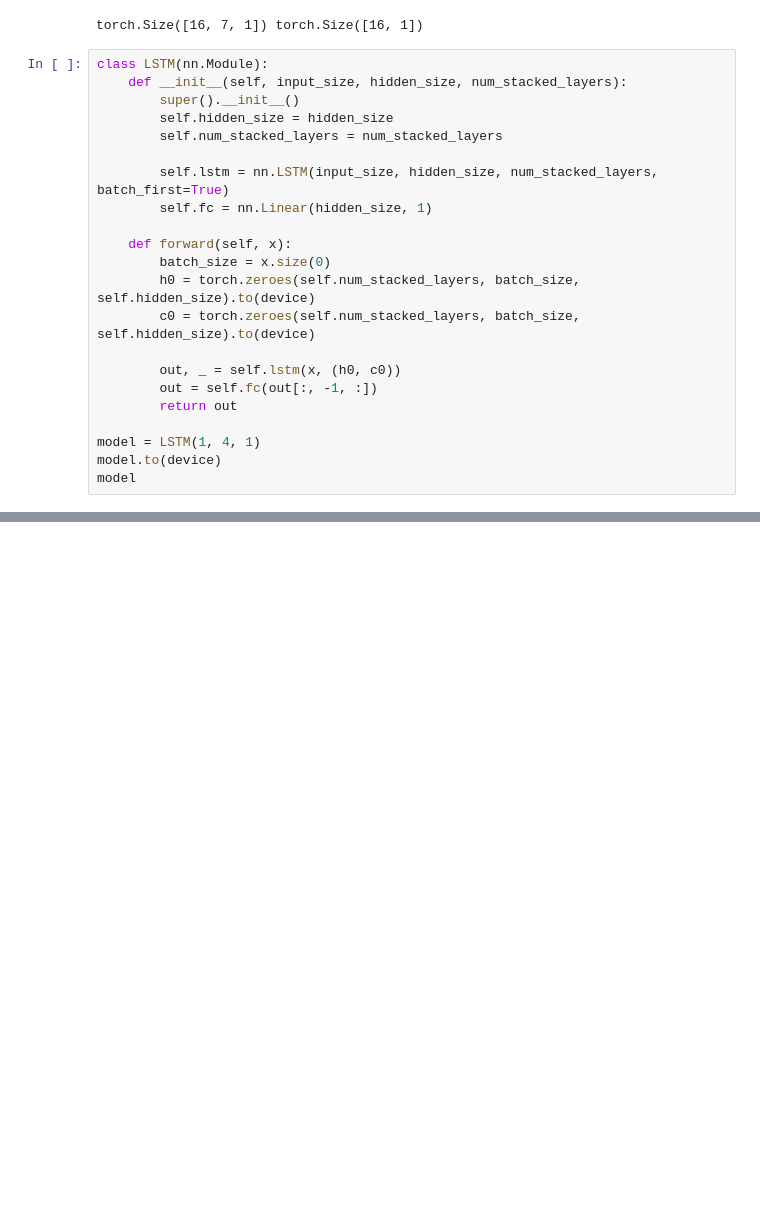
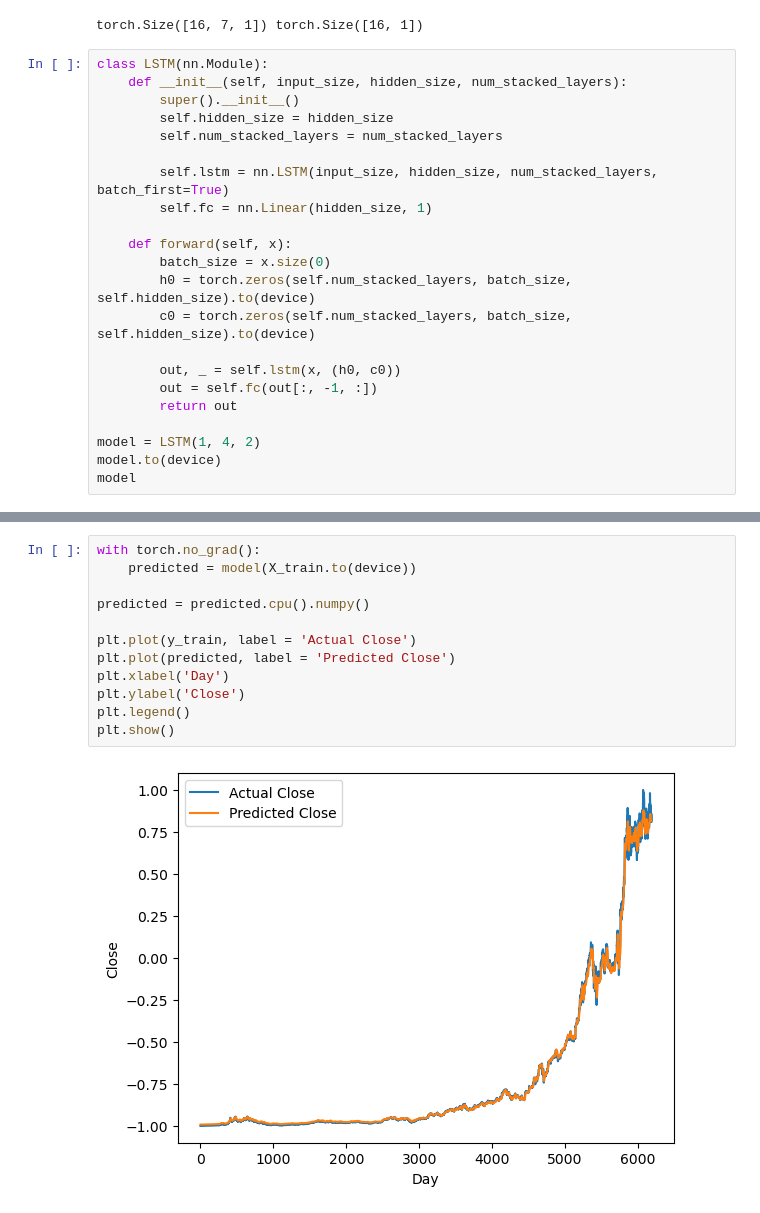
Before and after one commit to argishh/stockGenie, a Jupyter notebook: Stock_Forecasting_lstm.ipynb, the cells around one changed output, grey strips where cells are left out. Saved outputs shown, nothing was run; the diff lists cells and outputs as text; blank space fills up the shorter version.

Commit message:
updated model

```diff
--- a/Stock_Forecasting_lstm.ipynb
+++ b/Stock_Forecasting_lstm.ipynb
@@ -359,14 +359,14 @@ class LSTM(nn.Module):
 
     def forward(self, x):
         batch_size = x.size(0)
-        h0 = torch.zeroes(self.num_stacked_layers, batch_size, self.hidden_size).to(device)
-        c0 = torch.zeroes(self.num_stacked_layers, batch_size, self.hidden_size).to(device)
+        h0 = torch.zeros(self.num_stacked_layers, batch_size, self.hidden_size).to(device)
+        c0 = torch.zeros(self.num_stacked_layers, batch_size, self.hidden_size).to(device)
 
         out, _ = self.lstm(x, (h0, c0))
         out = self.fc(out[:, -1, :])
         return out
 
-model = LSTM(1, 4, 1)
+model = LSTM(1, 4, 2)
 model.to(device)
 model
 # %% [output]
@@ -376,0 +444,14 @@ LSTM(
+# %%
+with torch.no_grad():
+    predicted = model(X_train.to(device))
+
+predicted = predicted.cpu().numpy()
+
+plt.plot(y_train, label = 'Actual Close')
+plt.plot(predicted, label = 'Predicted Close')
+plt.xlabel('Day')
+plt.ylabel('Close')
+plt.legend()
+plt.show()
+# %% [output]
+[figure, added]
```
Also changed, not shown: parts of 12 cells of this notebook.
